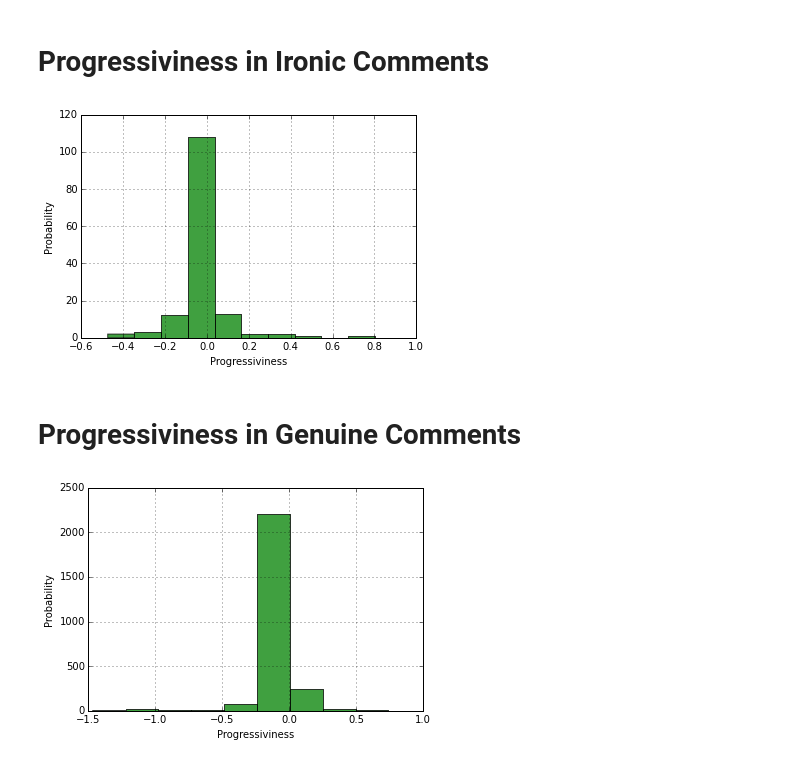
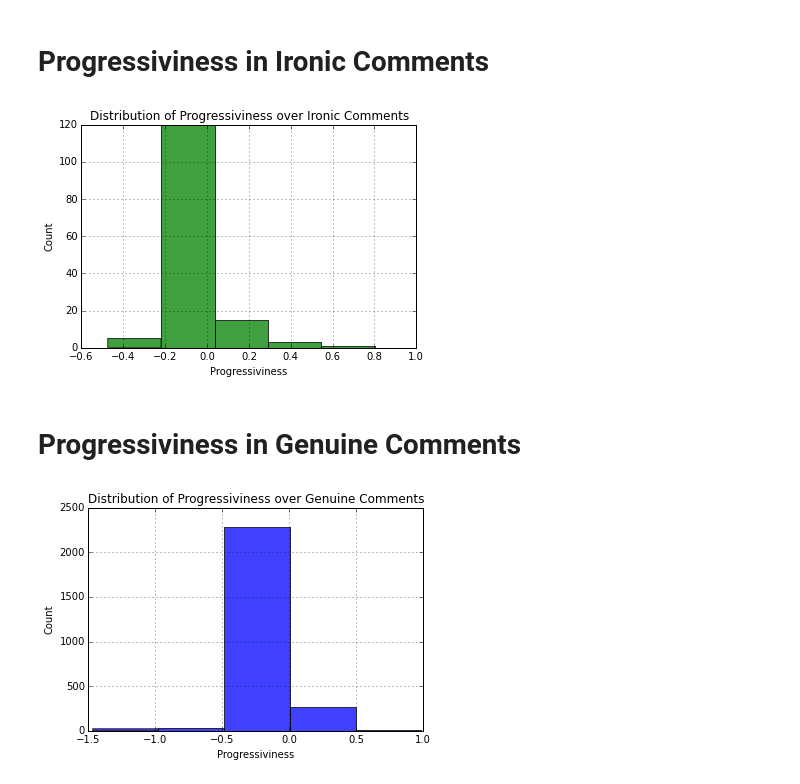
Before and after one commit to ebanner/irony-classifier, a Jupyter notebook: notebooks/plots/Progressiviness.ipynb, the cells around one changed output. Drawn from its saved outputs; the diff is of its cells as text; code cells hidden in the pictures.

Commit message:
Finish plots

```diff
--- a/notebooks/plots/Progressiviness.ipynb
+++ b/notebooks/plots/Progressiviness.ipynb
@@ -31,28 +31,30 @@ minus_progressivinesses = [ progressiviness for progressiviness, y in zip(progre
 
 import matplotlib.pyplot as plt
 
-plt.hist(plus_progressivinesses, 10, color='green', alpha=0.75)
+plt.hist(plus_progressivinesses, 5, color='green', alpha=0.75)
 
 plt.xlabel('Progressiviness')
-plt.ylabel('Probability')
+plt.ylabel('Count')
+plt.title('Distribution of Progressiviness over Ironic Comments')
 plt.grid(True)
 
 plt.show()
 # %% [output]
-[figure, old version]
+[figure, new version]
 # %% [markdown]
 # Progressiviness in Genuine Comments
 # %%
 %matplotlib inline
 
 import matplotlib.pyplot as plt
 
-plt.hist(minus_progressivinesses, 10, facecolor='green', alpha=0.75)
+plt.hist(minus_progressivinesses, 5, facecolor='blue', alpha=0.75)
 
 plt.xlabel('Progressiviness')
-plt.ylabel('Probability')
+plt.ylabel('Count')
+plt.title('Distribution of Progressiviness over Genuine Comments')
 plt.grid(True)
 
 plt.show()
 # %% [output]
-[figure, old version]
+[figure, new version]
```
Also changed, not shown: 2 other files.
